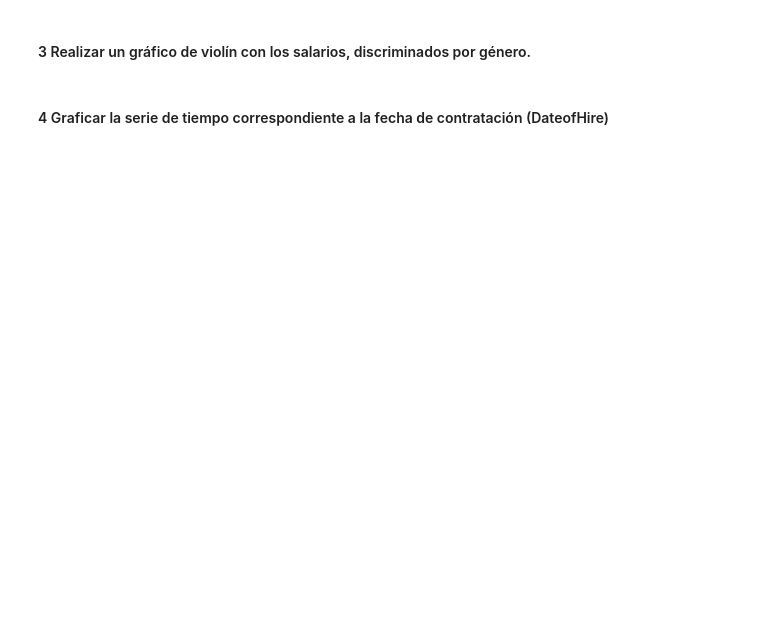
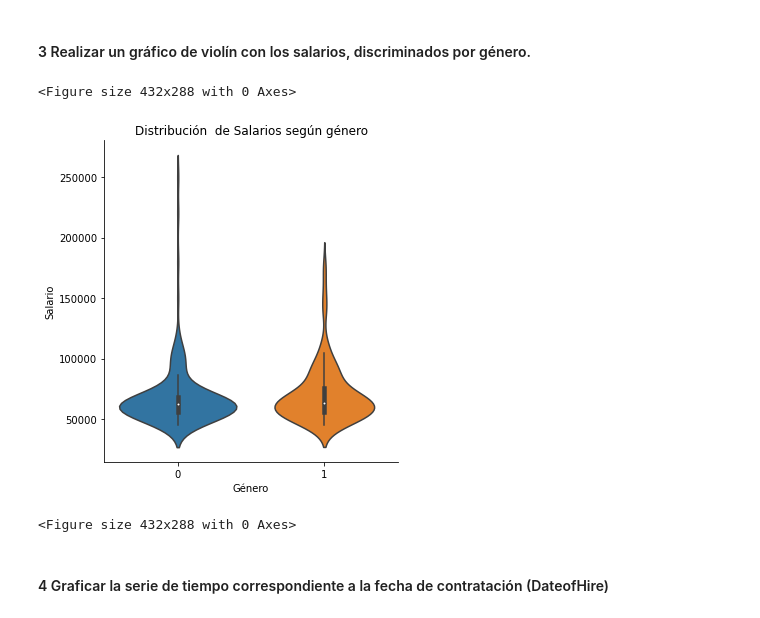
Before and after one commit to chopliszt/data-science-coder, a Jupyter notebook: Desafío 4/Desafío 4.ipynb, the cells around one changed output. Drawn from its saved outputs; the diff is of its cells as text; code cells hidden in the pictures; blank space fills up the shorter version.

```diff
--- a/Desafío 4/Desafío 4.ipynb
+++ b/Desafío 4/Desafío 4.ipynb
@@ -92,5 +101,13 @@ plt.figure()
 # %%
 #https://seaborn.pydata.org/generated/seaborn.violinplot.html
 #https://www.youtube.com/watch?v=PNNLefP974M
+# %%
+ax = sns.catplot(data=archivo_csv,kind='violin', y='Salary',x="GenderID",  split=True)
+ax.set(ylabel='Salario', xlabel='Género', title='Distribución  de Salarios según género')
+plt.figure()
+# %% [output]
+<Figure size 432x288 with 0 Axes>
+[figure, added]
+<Figure size 432x288 with 0 Axes>
 # %% [markdown]
 #### 4 Graficar la serie de tiempo correspondiente a la fecha de contratación (DateofHire)
```
Also changed, not shown: parts of 3 cells of this notebook.
